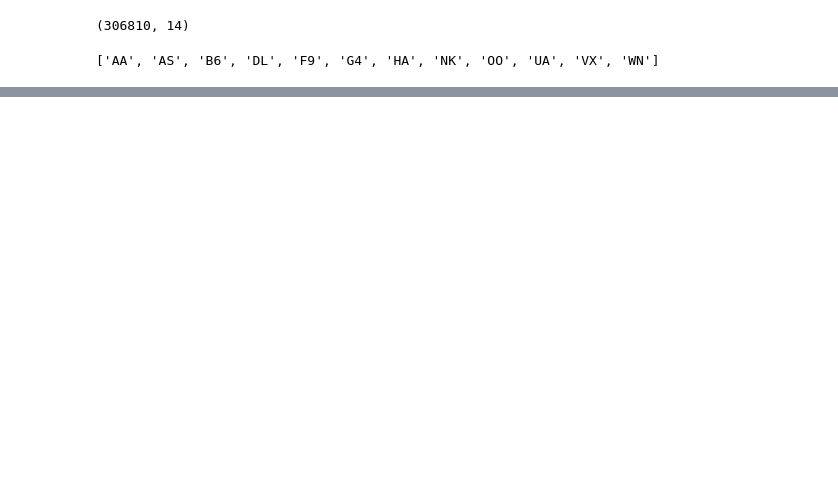
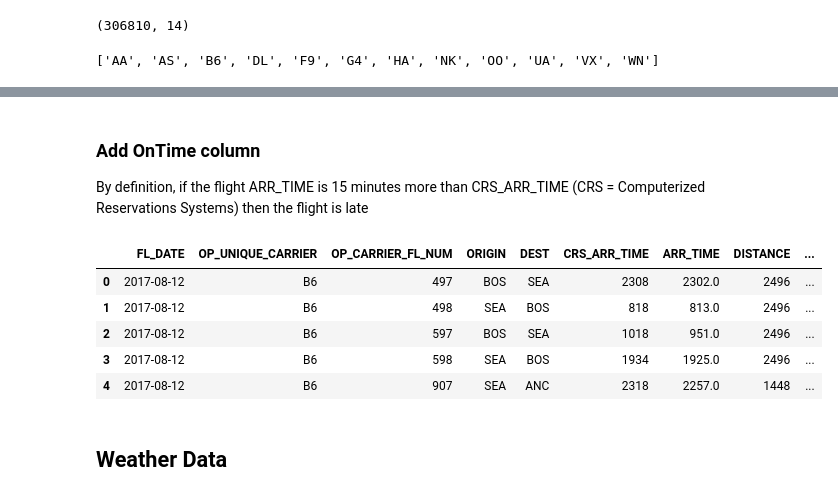
Before and after one commit to Stitchmaker/Metis_Bootcamp, a Jupyter notebook: McNulty_Project/McNulty_DataReadVisualize.ipynb, the cells around one changed output, grey strips where cells are left out. Saved outputs shown, nothing was run; the diff lists cells and outputs as text; code cells hidden in the pictures; blank space fills up the shorter version.

```diff
--- a/McNulty_Project/McNulty_DataReadVisualize.ipynb
+++ b/McNulty_Project/McNulty_DataReadVisualize.ipynb
@@ -68,0 +134,14 @@ sorted(df['OP_UNIQUE_CARRIER'].unique())
+# %% [markdown]
+### Add OnTime column
+By definition, if the flight ARR_TIME is 15 minutes more than CRS_ARR_TIME (CRS = Computerized Reservations Systems) then the flight is late
+# %%
+df['Delay'] = (df['ARR_TIME'] - df['CRS_ARR_TIME'] >= 15).apply(lambda x: 1 if x == True else 0)
+
+df.head()
+# %% [output]
+|  | FL_DATE | OP_UNIQUE_CARRIER | OP_CARRIER_FL_NUM | ORIGIN | DEST | CRS_ARR_TIME | ARR_TIME | DISTANCE | ... |
+| 0 | 2017-08-12 | B6 | 497 | BOS | SEA | 2308 | 2302.0 | 2496 | ... |
+| 1 | 2017-08-12 | B6 | 498 | SEA | BOS | 818 | 813.0 | 2496 | ... |
+| 2 | 2017-08-12 | B6 | 597 | BOS | SEA | 1018 | 951.0 | 2496 | ... |
+| 3 | 2017-08-12 | B6 | 598 | SEA | BOS | 1934 | 1925.0 | 2496 | ... |
+| 4 | 2017-08-12 | B6 | 907 | SEA | ANC | 2318 | 2257.0 | 1448 | ... |
@@ -69 +150,3 @@ sorted(df['OP_UNIQUE_CARRIER'].unique())
+# %% [markdown]
+## Weather Data
 # %%
```
Also changed, not shown: parts of 13 cells of this notebook, 1 other file.
